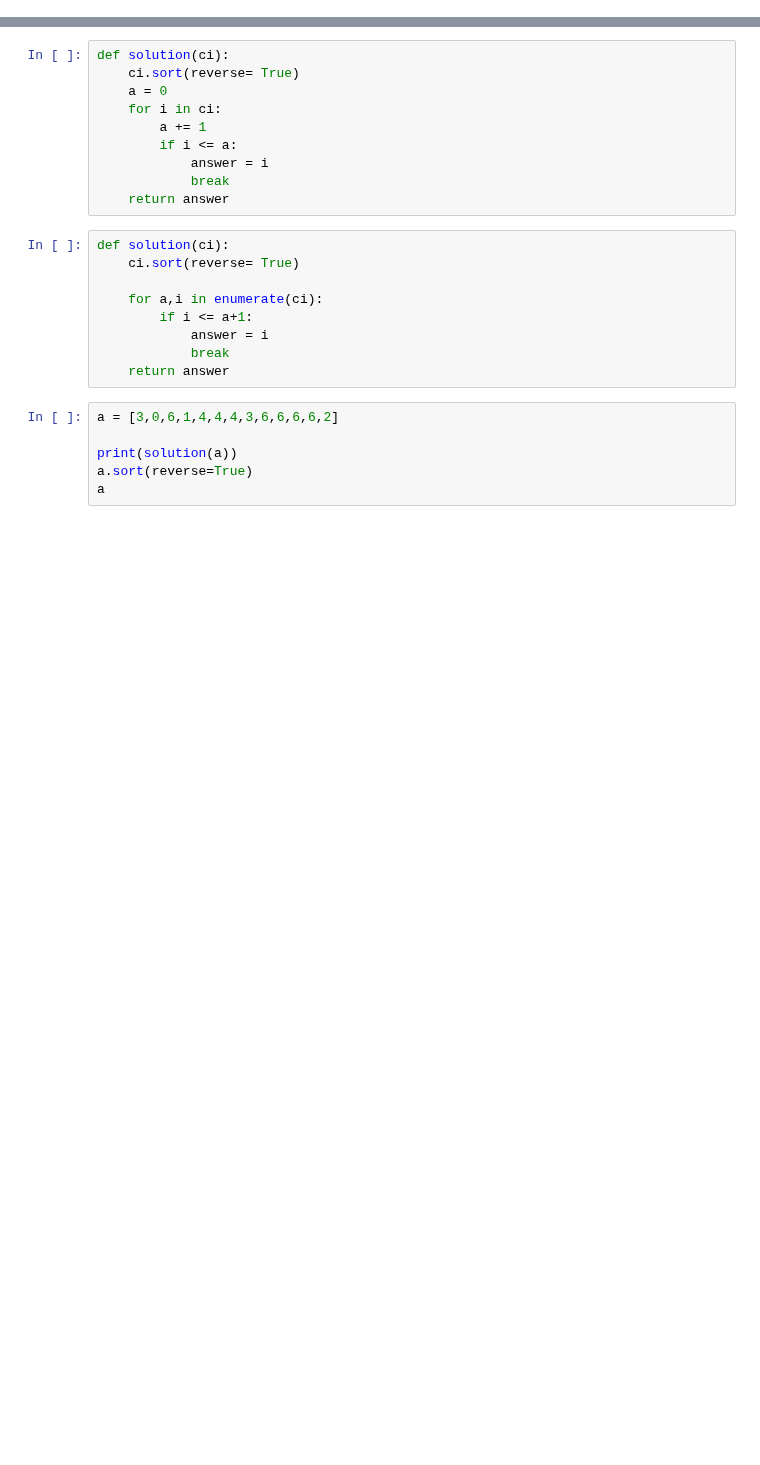
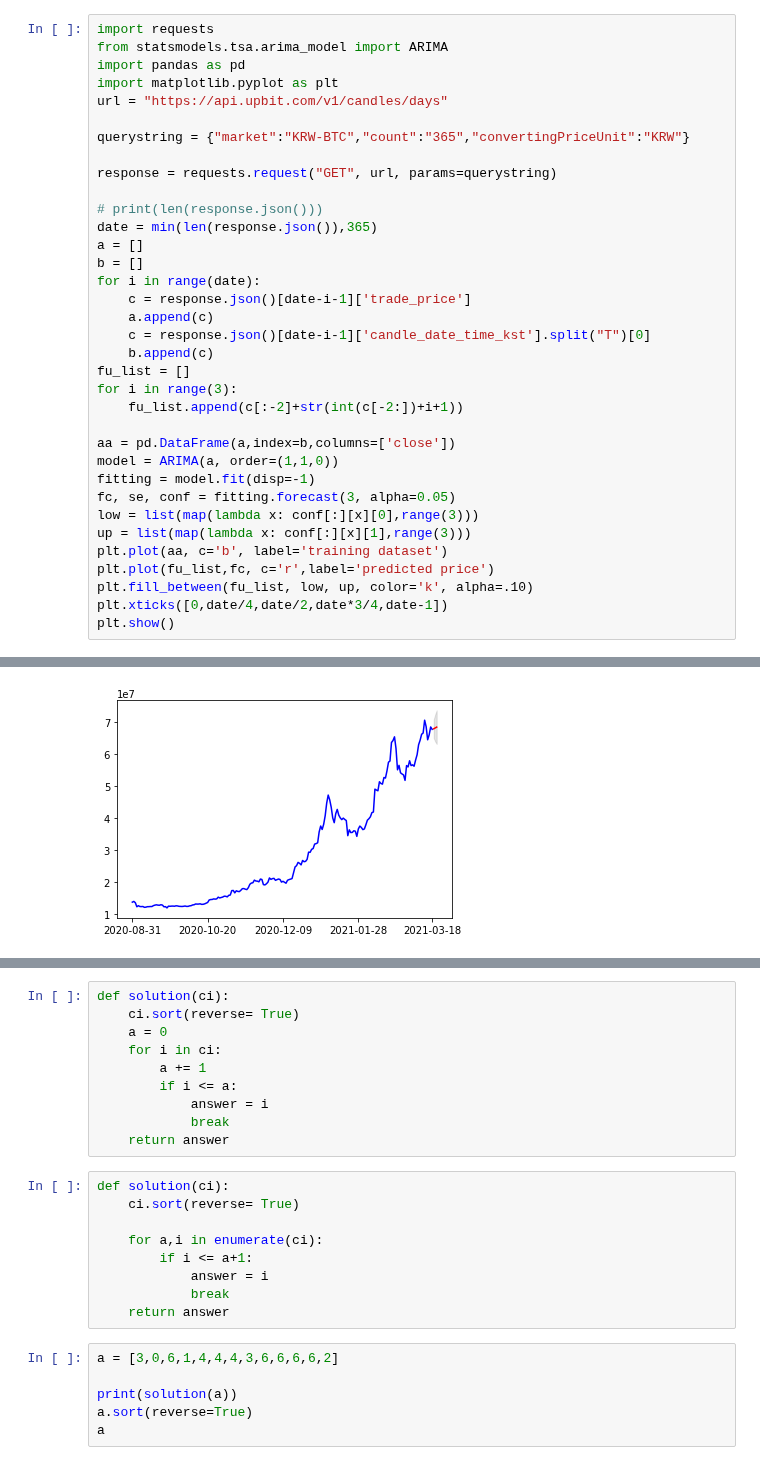
Before and after one commit to HSC-1/aiffel_achieve, a Jupyter notebook: coding.ipynb, the cells around one changed output, grey strips where cells are left out. Drawn from its saved outputs; the diff is of its cells as text; blank space fills up the shorter version.

```diff
--- a/coding.ipynb
+++ b/coding.ipynb
@@ -18,0 +46,36 @@ def solution(array, commands):
+# %%
+import requests
+from statsmodels.tsa.arima_model import ARIMA
+import pandas as pd
+import matplotlib.pyplot as plt
+url = "https://api.upbit.com/v1/candles/days"
+
+querystring = {"market":"KRW-BTC","count":"365","convertingPriceUnit":"KRW"}
+
+response = requests.request("GET", url, params=querystring)
+
+# print(len(response.json()))
+date = min(len(response.json()),365)
+a = []
+b = []
+for i in range(date):
+    c = response.json()[date-i-1]['trade_price']
+    a.append(c)
+    c = response.json()[date-i-1]['candle_date_time_kst'].split("T")[0]
+    b.append(c)
+fu_list = []
+for i in range(3):
+    fu_list.append(c[:-2]+str(int(c[-2:])+i+1))
+
+aa = pd.DataFrame(a,index=b,columns=['close'])
+model = ARIMA(a, order=(1,1,0))
+fitting = model.fit(disp=-1)
+fc, se, conf = fitting.forecast(3, alpha=0.05)
+low = list(map(lambda x: conf[:][x][0],range(3)))
+up = list(map(lambda x: conf[:][x][1],range(3)))
+plt.plot(aa, c='b', label='training dataset')
+plt.plot(fu_list,fc, c='r',label='predicted price')
+plt.fill_between(fu_list, low, up, color='k', alpha=.10)
+plt.xticks([0,date/4,date/2,date*3/4,date-1])
+plt.show()
+# %% [output]
@@ -18,0 +100 @@ def solution(array, commands):
+[figure, added]
```
Also changed, not shown: parts of 20 cells of this notebook.
